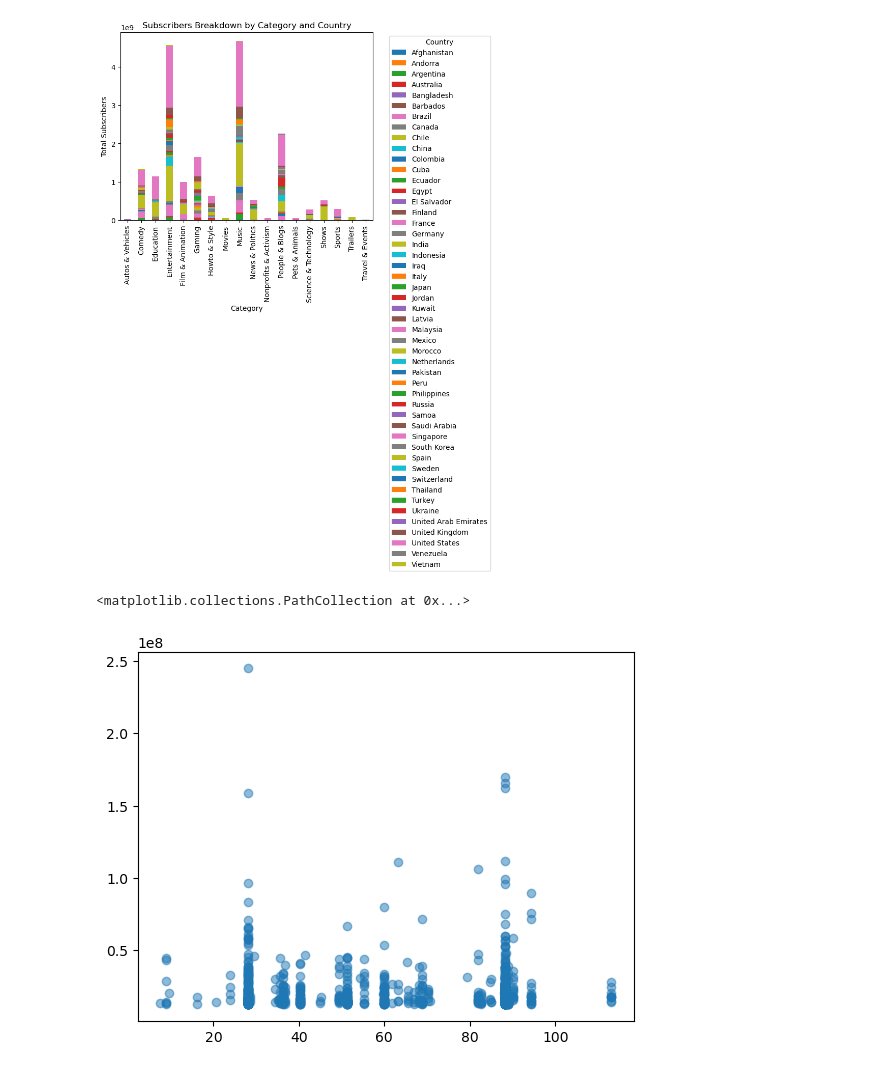
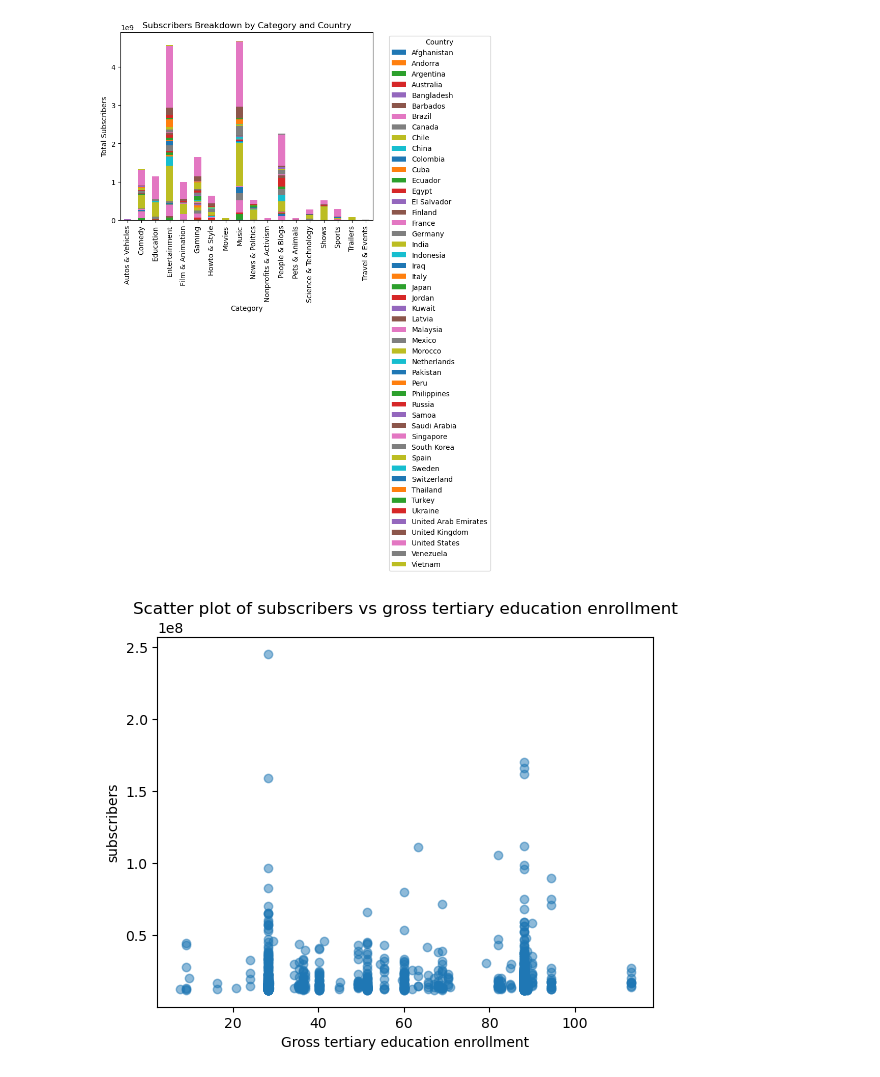
Before and after one commit to piyush6705/eda, a Jupyter notebook: Untitled.ipynb, the cells around one changed output. Drawn from its saved outputs; the diff is of its cells as text; code cells hidden in the pictures.

```diff
--- a/Untitled.ipynb
+++ b/Untitled.ipynb
@@ -364,8 +364,8 @@ plt.show()
 # %%
 plt.scatter(df['Gross tertiary education enrollment (%)'],df['subscribers'],alpha =0.5)
 plt.title("Scatter plot of subscribers vs gross tertiary education enrollment")
 plt.xlabel('Gross tertiary education enrollment')
-plt.ylabel('subscribe
+plt.ylabel('subscribers')
+plt.show()
 # %% [output]
-<matplotlib.collections.PathCollection at 0x...>
-[figure, old version]
+[figure, new version]
```
Also changed, not shown: parts of 4 cells of this notebook, 1 other file.
